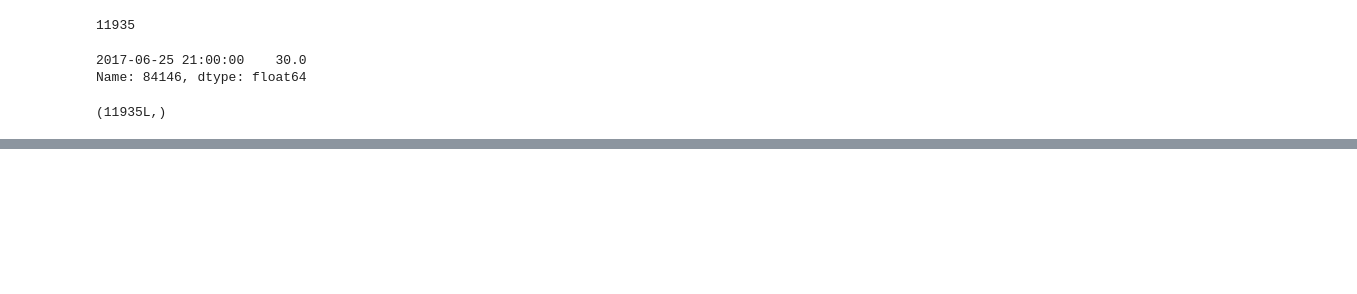
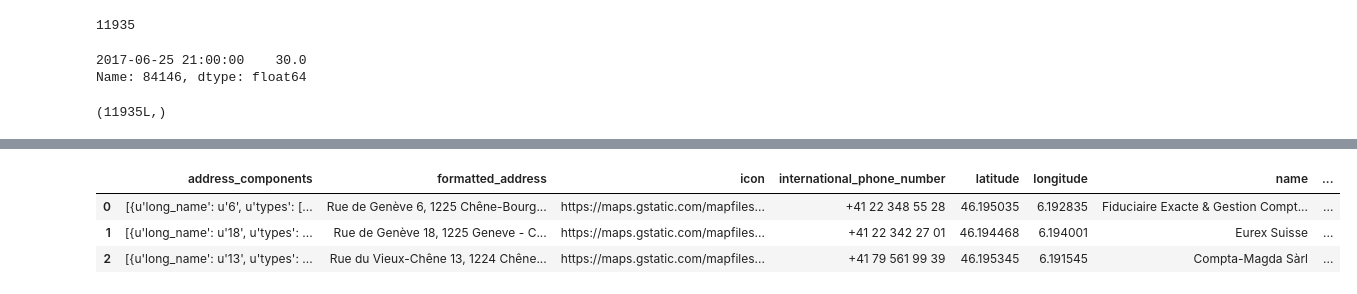
Before and after one commit to enrabre/Sales-forecast, a Jupyter notebook: pmi.ipynb, the cells around one changed output, grey strips where cells are left out. Saved outputs shown, nothing was run; the diff lists cells and outputs as text; code cells hidden in the pictures; blank space fills up the shorter version.

```diff
--- a/pmi.ipynb
+++ b/pmi.ipynb
@@ -811,0 +762,7 @@ json = pd.read_json('UseCase_3_Datasets\Surroundings.json')
+# %%
+json_normalize(surroundings['surroundings.accounting'][0]).head()
+# %% [output]
+|  | address_components | formatted_address | icon | international_phone_number | latitude | longitude | name | ... |
+| 0 | [{u'long_name': u'6', u'types': [... | Rue de Genève 6, 1225 Chêne-Bourg... | https://maps.gstatic.com/mapfiles... | +41 22 348 55 28 | 46.195035 | 6.192835 | Fiduciaire Exacte & Gestion Compt... | ... |
+| 1 | [{u'long_name': u'18', u'types': ... | Rue de Genève 18, 1225 Geneve - C... | https://maps.gstatic.com/mapfiles... | +41 22 342 27 01 | 46.194468 | 6.194001 | Eurex Suisse | ... |
+| 2 | [{u'long_name': u'13', u'types': ... | Rue du Vieux-Chêne 13, 1224 Chêne... | https://maps.gstatic.com/mapfiles... | +41 79 561 99 39 | 46.195345 | 6.191545 | Compta-Magda Sàrl | ... |
```
Also changed, not shown: parts of 54 cells of this notebook.
